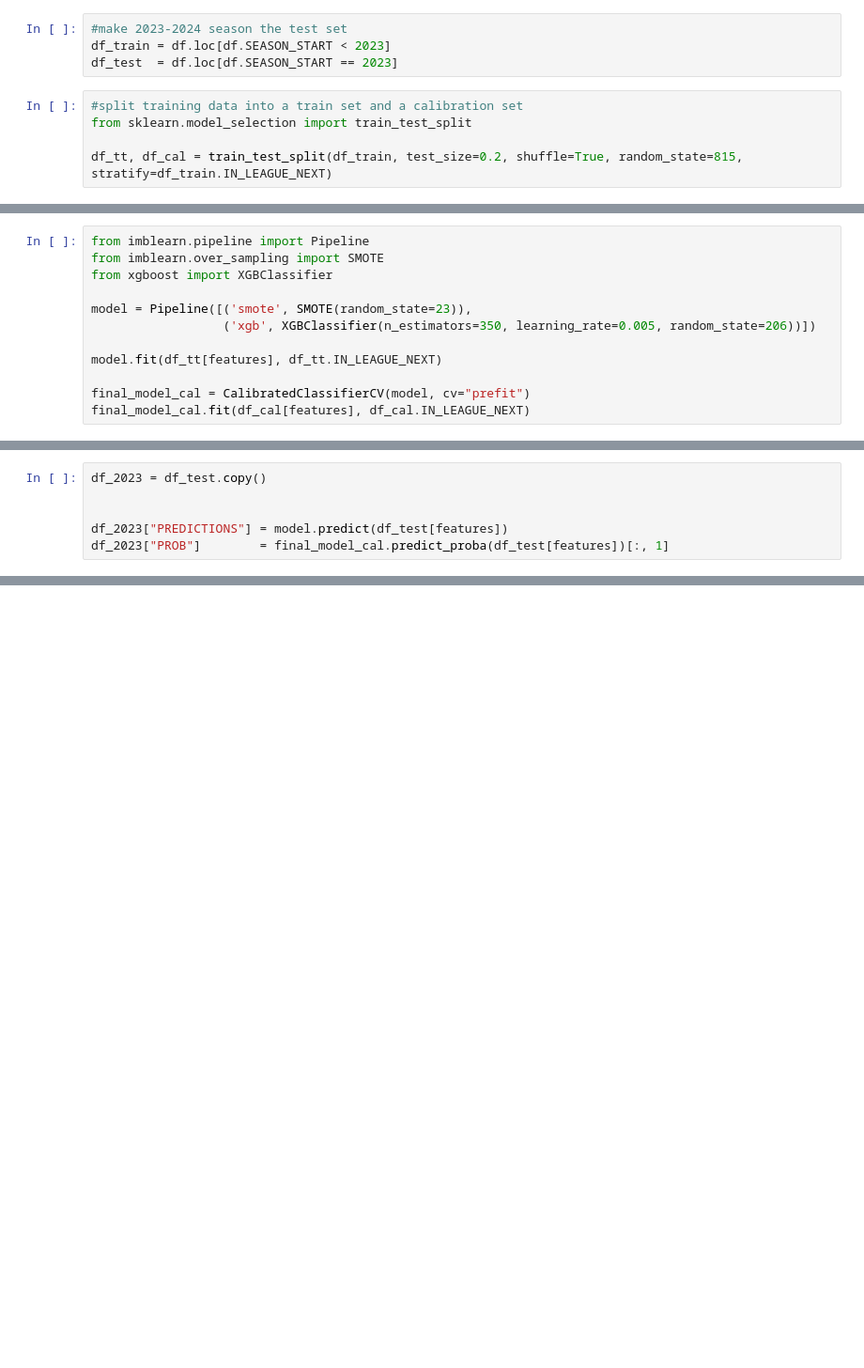
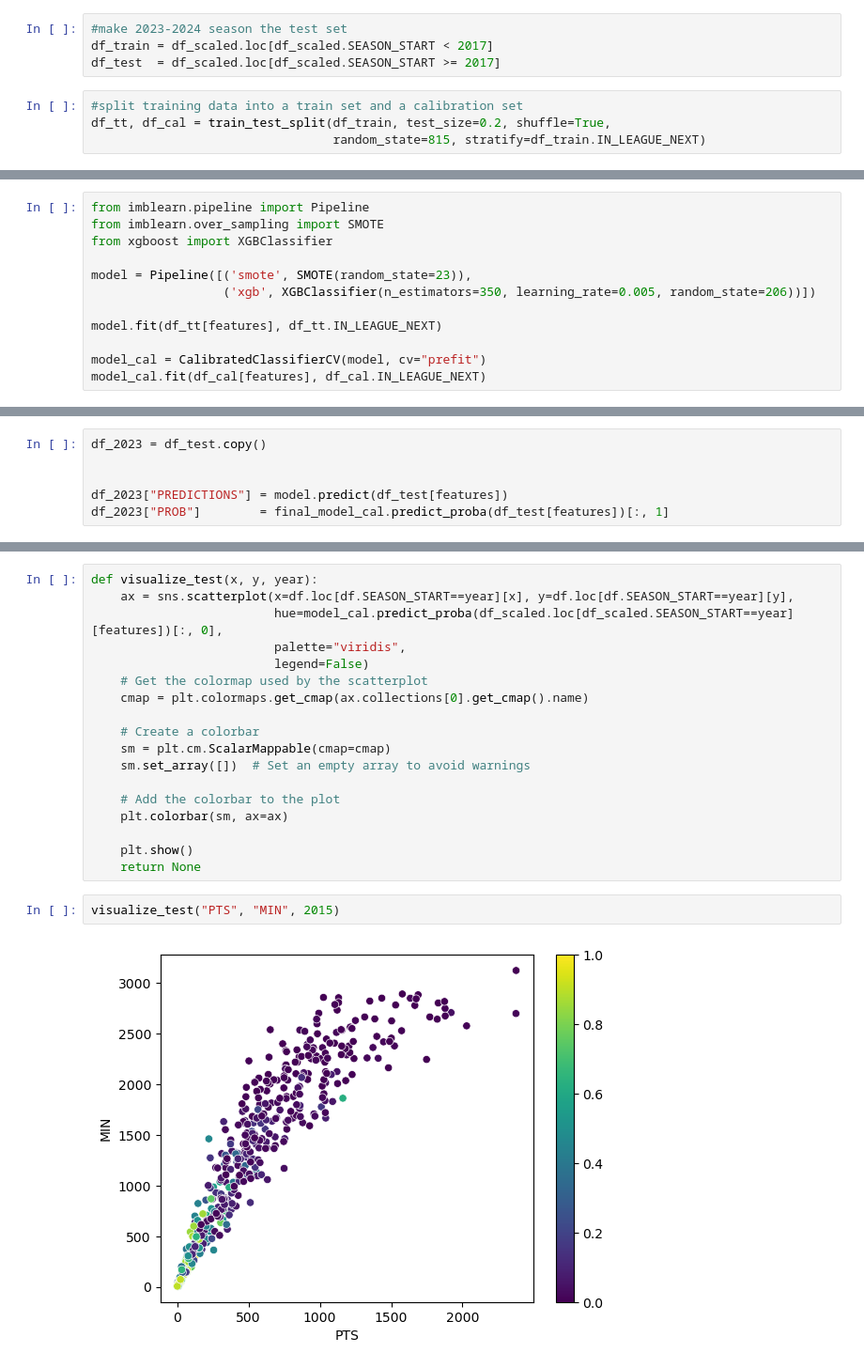
Before and after one commit to aapandy2/predicting_nba_player_retention, a Jupyter notebook: 5_FuturePredictions.ipynb, the cells around one changed output, grey strips where cells are left out. Shown at 94% size. Drawn from its saved outputs; the diff is of its cells as text; blank space fills up the shorter version.

```diff
--- a/5_FuturePredictions.ipynb
+++ b/5_FuturePredictions.ipynb
@@ -25,12 +20,11 @@ features = df.select_dtypes(include='number').columns.drop(['PLAYER_ID', 'SEASON
 # %%
 #make 2023-2024 season the test set
-df_train = df.loc[df.SEASON_START < 2023]
-df_test  = df.loc[df.SEASON_START == 2023]
+df_train = df_scaled.loc[df_scaled.SEASON_START < 2017]
+df_test  = df_scaled.loc[df_scaled.SEASON_START >= 2017]
 # %%
 #split training data into a train set and a calibration set
-from sklearn.model_selection import train_test_split
-
-df_tt, df_cal = train_test_split(df_train, test_size=0.2, shuffle=True, random_state=815, stratify=df_train.IN_LEAGUE_NEXT)
+df_tt, df_cal = train_test_split(df_train, test_size=0.2, shuffle=True,
+                                 random_state=815, stratify=df_train.IN_LEAGUE_NEXT)
 # %% [markdown]
 ## Training the model
 # %%
@@ -43,8 +37,8 @@ model = Pipeline([('smote', SMOTE(random_state=23)),
 
 model.fit(df_tt[features], df_tt.IN_LEAGUE_NEXT)
 
-final_model_cal = CalibratedClassifierCV(model, cv="prefit")
-final_model_cal.fit(df_cal[features], df_cal.IN_LEAGUE_NEXT)
+model_cal = CalibratedClassifierCV(model, cv="prefit")
+model_cal.fit(df_cal[features], df_cal.IN_LEAGUE_NEXT)
 # %% [output]
 CalibratedClassifierCV(cv='prefit',
                        estimator=Pipeline(steps=[('smote',
@@ -87,0 +96,22 @@ df_2023
+# %%
+def visualize_test(x, y, year):
+    ax = sns.scatterplot(x=df.loc[df.SEASON_START==year][x], y=df.loc[df.SEASON_START==year][y],
+                         hue=model_cal.predict_proba(df_scaled.loc[df_scaled.SEASON_START==year][features])[:, 0],
+                         palette="viridis",
+                         legend=False)
+    # Get the colormap used by the scatterplot
+    cmap = plt.colormaps.get_cmap(ax.collections[0].get_cmap().name)
+
+    # Create a colorbar
+    sm = plt.cm.ScalarMappable(cmap=cmap)
+    sm.set_array([])  # Set an empty array to avoid warnings
+
+    # Add the colorbar to the plot
+    plt.colorbar(sm, ax=ax)
+
+    plt.show()
+    return None
+# %%
+visualize_test("PTS", "MIN", 2015)
+# %% [output]
+[figure, added]
```
Also changed, not shown: parts of 10 cells of this notebook.
